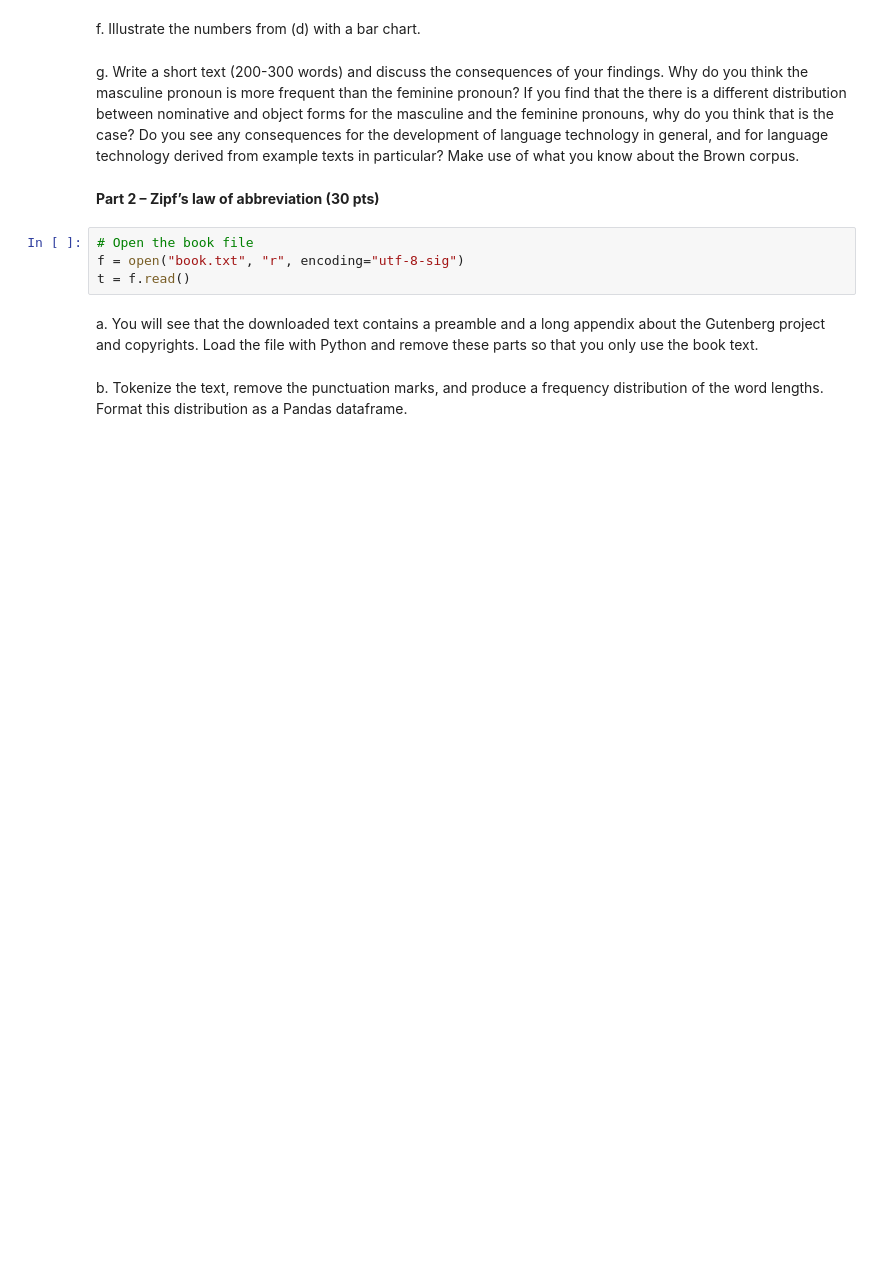
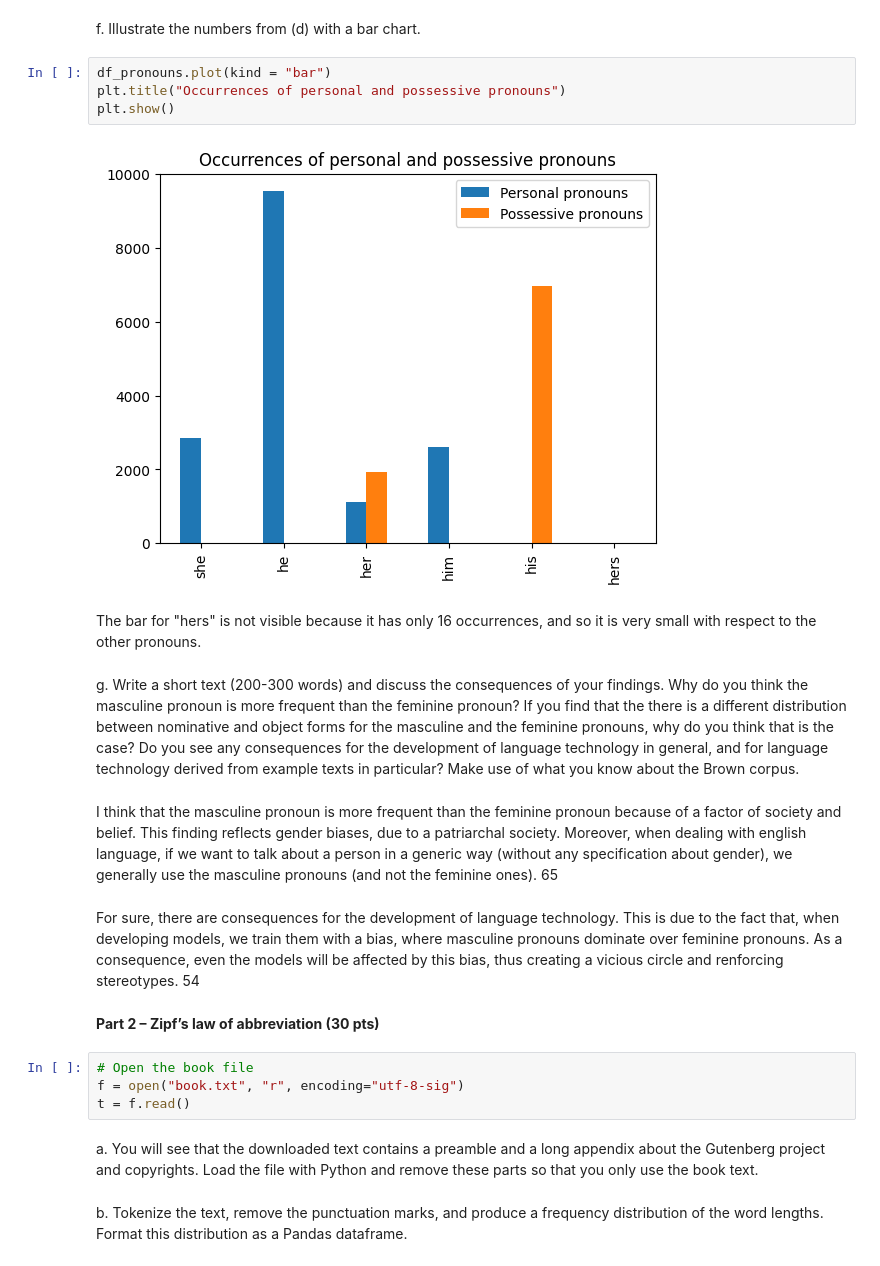
Before and after one commit to alessiasanfelici/IN4080--NLP-Exercises, a Jupyter notebook: NLP-Projects/project1.ipynb, the cells around one changed output. Saved outputs shown, nothing was run; the diff lists cells and outputs as text; blank space fills up the shorter version.

```diff
--- a/NLP-Projects/project1.ipynb
+++ b/NLP-Projects/project1.ipynb
@@ -108,11 +136,23 @@ percentages for the masculine personal pronoun?
 # %% [markdown]
 f. Illustrate the numbers from (d) with a bar chart.
+# %%
+df_pronouns.plot(kind = "bar")
+plt.title("Occurrences of personal and possessive pronouns")
+plt.show()
+# %% [output]
+[figure, added]
+# %% [markdown]
+The bar for "hers" is not visible because it has only 16 occurrences, and so it is very small with respect to the other pronouns.
 # %% [markdown]
 g. Write a short text (200-300 words) and discuss the consequences of your findings. Why do you
 think the masculine pronoun is more frequent than the feminine pronoun? If you find that the
 there is a different distribution between nominative and object forms for the masculine and the
 feminine pronouns, why do you think that is the case? Do you see any consequences for the development of language technology in general, and for language technology derived from
 example texts in particular? Make use of what you know about the Brown corpus.
+# %% [markdown]
+I think that the masculine pronoun is more frequent than the feminine pronoun because of a factor of society and belief. This finding reflects gender biases, due to a patriarchal society. Moreover, when dealing with english language, if we want to talk about a person in a generic way (without any specification about gender), we generally use the masculine pronouns (and not the feminine ones).  65
+# %% [markdown]
+For sure, there are consequences for the development of language technology. This is due to the fact that, when developing models, we train them with a bias, where masculine pronouns dominate over feminine pronouns. As a consequence, even the models will be affected by this bias, thus creating a vicious circle and renforcing stereotypes. 54
 # %% [markdown]
 **Part 2 – Zipf’s law of abbreviation (30 pts)**
 # %%
```
Also changed, not shown: parts of 18 cells of this notebook.
